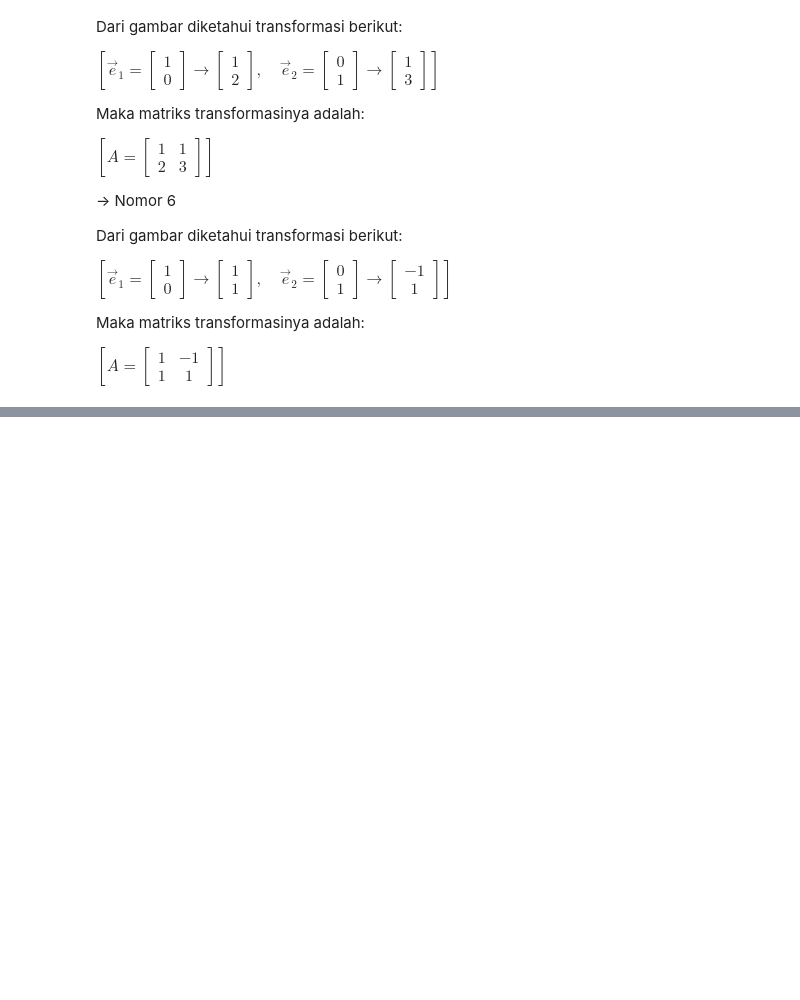
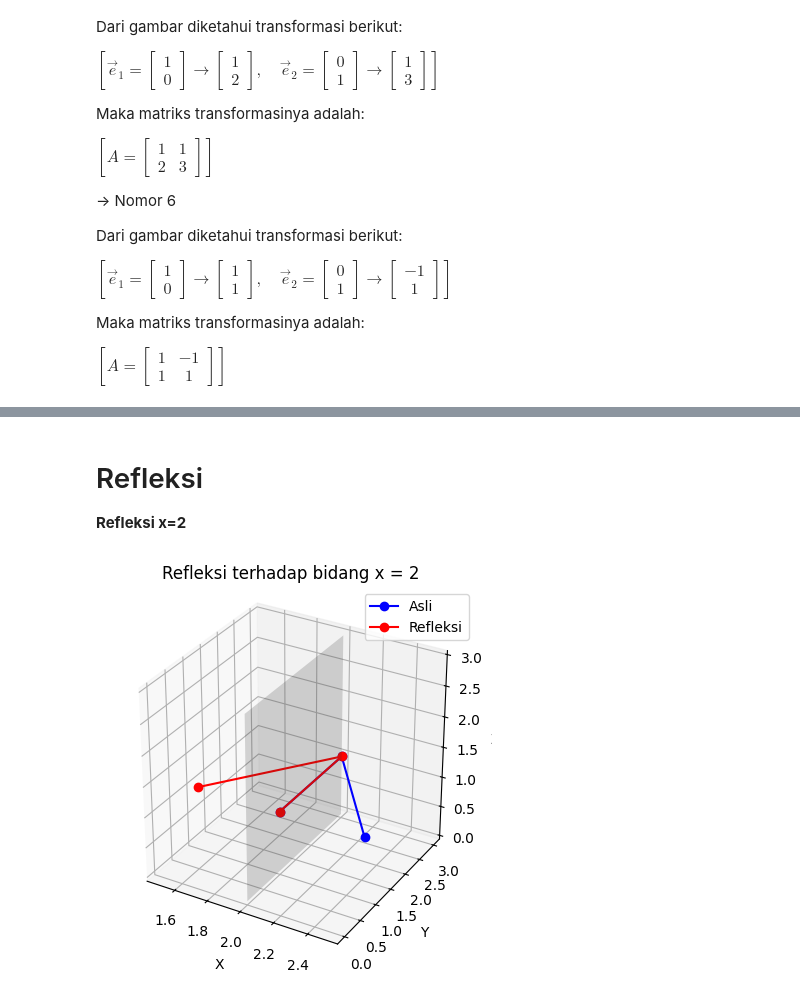
Before and after one commit to firdanylazahwaa/KALL, a Jupyter notebook: _sources/notebooks.ipynb, the cells around one changed output, grey strips where cells are left out. Drawn from its saved outputs; the diff is of its cells as text; code cells hidden in the pictures; blank space fills up the shorter version.

```diff
--- a/_sources/notebooks.ipynb
+++ b/_sources/notebooks.ipynb
@@ -762,3 +762,58 @@ Contoh titik:
 * Titik J(-3, 7) → J'(3, -7)
 
 <iframe src="https://www.geogebra.org/graphing/p8k3m3uz" width="800" height="600" style="border:0;"></iframe>
+# %% [markdown]
+# Refleksi
+
+**Refleksi x=2**
+# %%
+import numpy as np
+import matplotlib.pyplot as plt
+from mpl_toolkits.mplot3d import Axes3D
+
+# Titik-titik objek asli (segitiga 3D)
+points = np.array([
+    [2, 1, 1],
+    [2, 3, 1],
+    [2.5, 1, 1]
+]).T  # bentuk 3xN
+
+# Matriks refleksi terhadap bidang x=0
+reflection_matrix = np.array([
+    [-1, 0, 0],
+    [ 0, 1, 0],
+    [ 0, 0, 1]
+])
+
+# Titik acuan bidang x = 2
+a = np.array([[2], [0], [0]])
+
+# Refleksi terhadap bidang x = 2: P' = R @ (P - a) + a
+reflected_points = reflection_matrix @ (points - a) + a
+
+# Buat plot
+fig = plt.figure()
+ax = fig.add_subplot(111, projection='3d')
+
+# Gambar objek asli (biru)
+ax.plot(points[0], points[1], points[2], 'bo-', label='Asli')
+
+# Gambar objek setelah refleksi (merah)
+ax.plot(reflected_points[0], reflected_points[1], reflected_points[2], 'ro-', label='Refleksi')
+
+# Tambahkan bidang bantu untuk x = 2
+x_plane = np.full((2, 2), 2)
+y_plane, z_plane = np.meshgrid(np.linspace(0, 3, 2), np.linspace(0, 3, 2))
+ax.plot_surface(x_plane, y_plane, z_plane, alpha=0.2, color='gray')
+
+# Set label dan aspek
+ax.set_xlabel('X')
+ax.set_ylabel('Y')
+ax.set_zlabel('Z')
+ax.set_title('Refleksi terhadap bidang x = 2')
+ax.legend()
+ax.set_box_aspect([1,1,1])
+
+plt.show()
+# %% [output]
+[figure, added]
```
Also changed, not shown: parts of 4 cells of this notebook, 8 other files.
